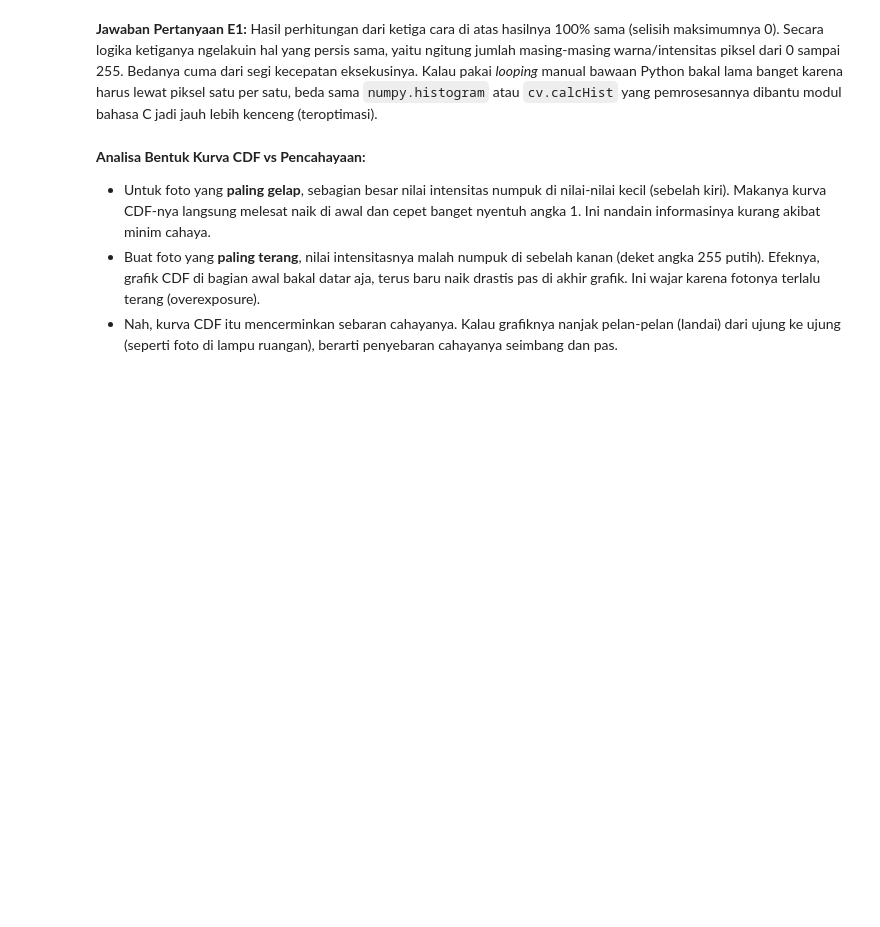
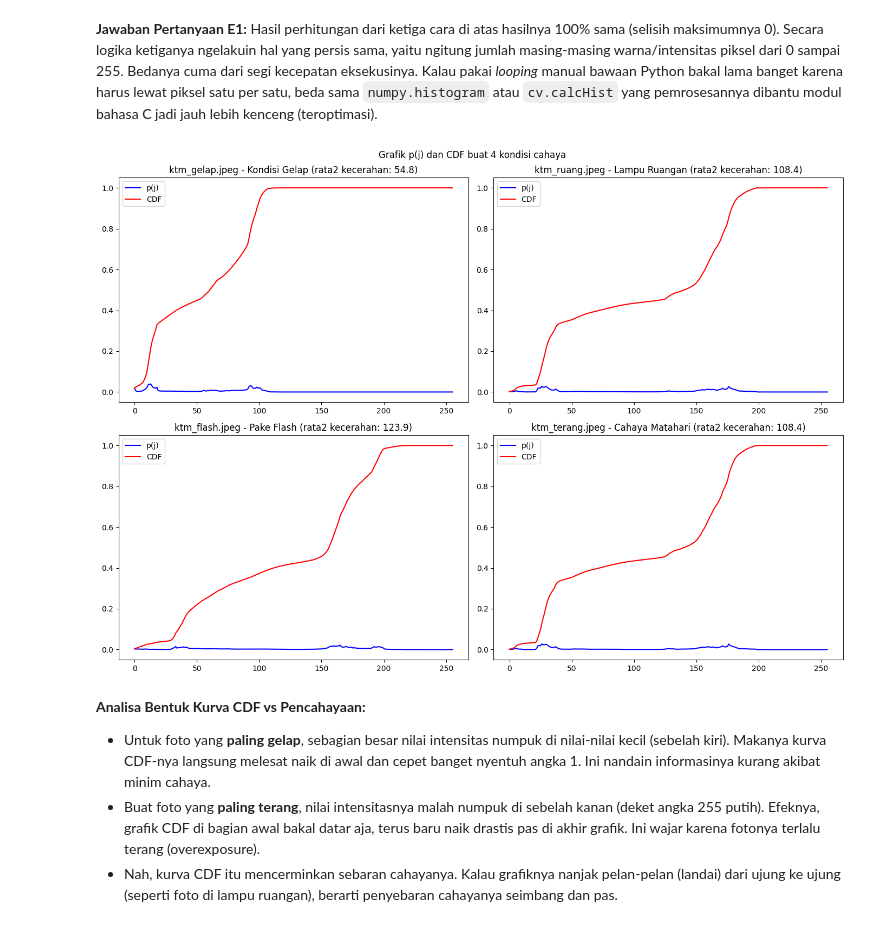
Before and after one commit to hafisc/pcvk_2026, a Jupyter notebook: Pertemuan Ke 5/praktikum5.ipynb, the cells around one changed output. Drawn from its saved outputs; the diff is of its cells as text; code cells hidden in the pictures; blank space fills up the shorter version.

```diff
--- a/Pertemuan Ke 5/praktikum5.ipynb
+++ b/Pertemuan Ke 5/praktikum5.ipynb
@@ -76,35 +98,37 @@ Hasil perhitungan dari ketiga cara di atas hasilnya 100% sama (selisih maksimumn
 # %%
 # Plot Histogram dan CDF
 list_gambar = [
-    ('ktm_gelap.jpg', 'Kondisi Gelap'),
-    ('ktm_ruang.jpg', 'Lampu Ruangan'),
-    ('ktm_flash.jpg', 'Pake Flash'),
-    ('ktm_terang.jpg', 'Cahaya Matahari')
+    ('ktm_gelap.jpeg', 'Kondisi Gelap'),
+    ('ktm_ruang.jpeg', 'Lampu Ruangan'),
+    ('ktm_flash.jpeg', 'Pake Flash'),
+    ('ktm_terang.jpeg', 'Cahaya Matahari')
 ]
 
 plt.figure(figsize=(14, 10))
 plt.suptitle('Grafik p(j) dan CDF buat 4 kondisi cahaya')
 
 for idx, (nama, label) in enumerate(list_gambar):
     path = f'/content/drive/MyDrive/pcvk_2026/{nama}'
     img = cv.imread(path, cv.IMREAD_GRAYSCALE)
 
     plt.subplot(2, 2, idx+1)
     if img is not None:
         h = hitung_hist_manual(img)
         pj = h / (img.shape[0] * img.shape[1]) # normalisasi
         cdf = np.cumsum(pj)
 
         plt.plot(pj, color='blue', label='p(j)')
         plt.plot(cdf, color='red', label='CDF')
         plt.title(f"{nama} - {label} (rata2 kecerahan: {img.mean():.1f})")
         plt.legend()
     else:
         plt.title(f"File {nama} belum diupload ke Drive")
         plt.axis('off')
 
 plt.tight_layout()
 plt.show()
+# %% [output]
+[figure, added]
 # %% [markdown]
 **Analisa Bentuk Kurva CDF vs Pencahayaan:**
 - Untuk foto yang **paling gelap**, sebagian besar nilai intensitas numpuk di nilai-nilai kecil (sebelah kiri). Makanya kurva CDF-nya langsung melesat naik di awal dan cepet banget nyentuh angka 1. Ini nandain informasinya kurang akibat minim cahaya.
```
Also changed, not shown: parts of 12 cells of this notebook.
